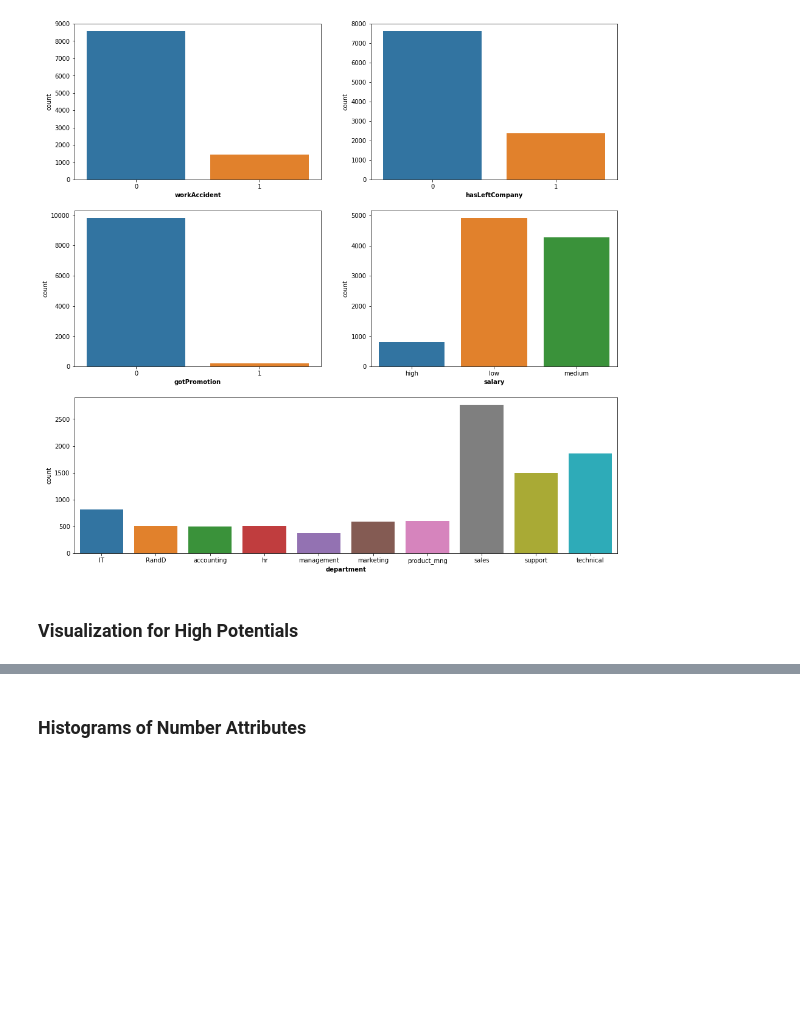
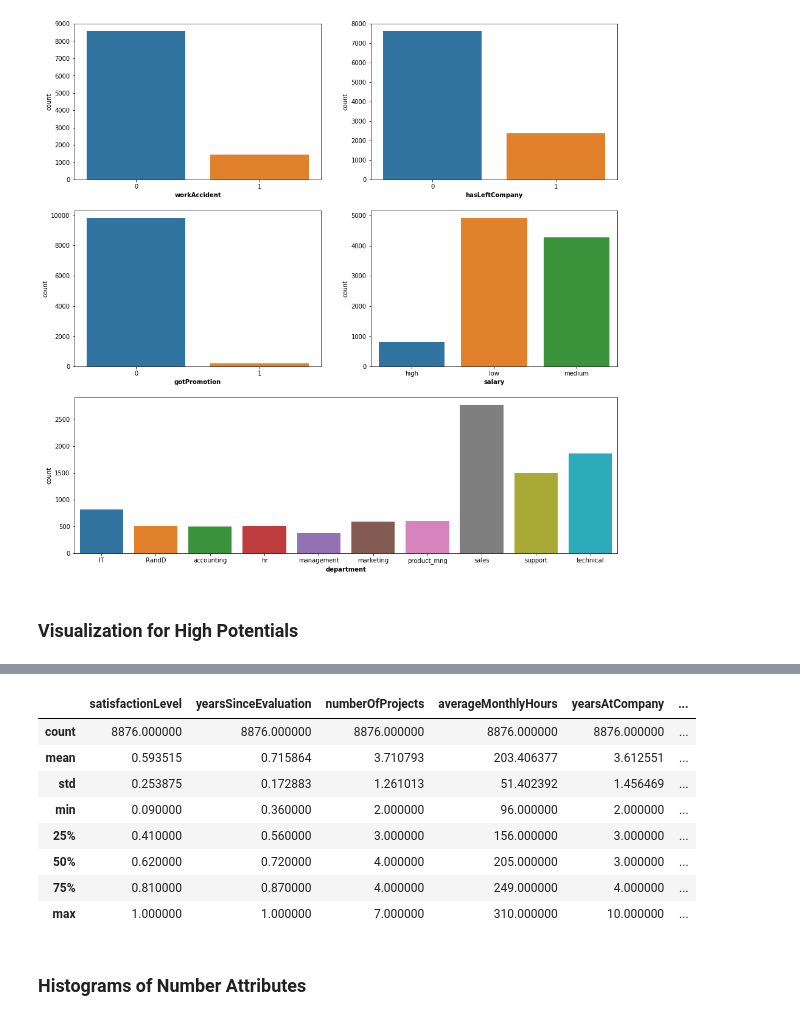
Before and after one commit to hhz-analytics-team/hr-competition, a Jupyter notebook: hr_competition_14_uni_visual.ipynb, the cells around one changed output, grey strips where cells are left out. Saved outputs shown, nothing was run; the diff lists cells and outputs as text; code cells hidden in the pictures; blank space fills up the shorter version.

```diff
--- a/hr_competition_14_uni_visual.ipynb
+++ b/hr_competition_14_uni_visual.ipynb
@@ -104,3 +115,16 @@ df_high = df[df['']]
+# %%
+df_normal = df[df['valuableEmployee']==0]
+df_normal.describe()
+# %% [output]
+|  | satisfactionLevel | yearsSinceEvaluation | numberOfProjects | averageMonthlyHours | yearsAtCompany | ... |
+| count | 8876.000000 | 8876.000000 | 8876.000000 | 8876.000000 | 8876.000000 | ... |
+| mean | 0.593515 | 0.715864 | 3.710793 | 203.406377 | 3.612551 | ... |
+| std | 0.253875 | 0.172883 | 1.261013 | 51.402392 | 1.456469 | ... |
+| min | 0.090000 | 0.360000 | 2.000000 | 96.000000 | 2.000000 | ... |
+| 25% | 0.410000 | 0.560000 | 3.000000 | 156.000000 | 3.000000 | ... |
+| 50% | 0.620000 | 0.720000 | 4.000000 | 205.000000 | 3.000000 | ... |
+| 75% | 0.810000 | 0.870000 | 4.000000 | 249.000000 | 4.000000 | ... |
+| max | 1.000000 | 1.000000 | 7.000000 | 310.000000 | 10.000000 | ... |
 # %% [markdown]
 ### Histograms of Number Attributes
 # %%
```
Also changed, not shown: parts of 4 cells of this notebook.
